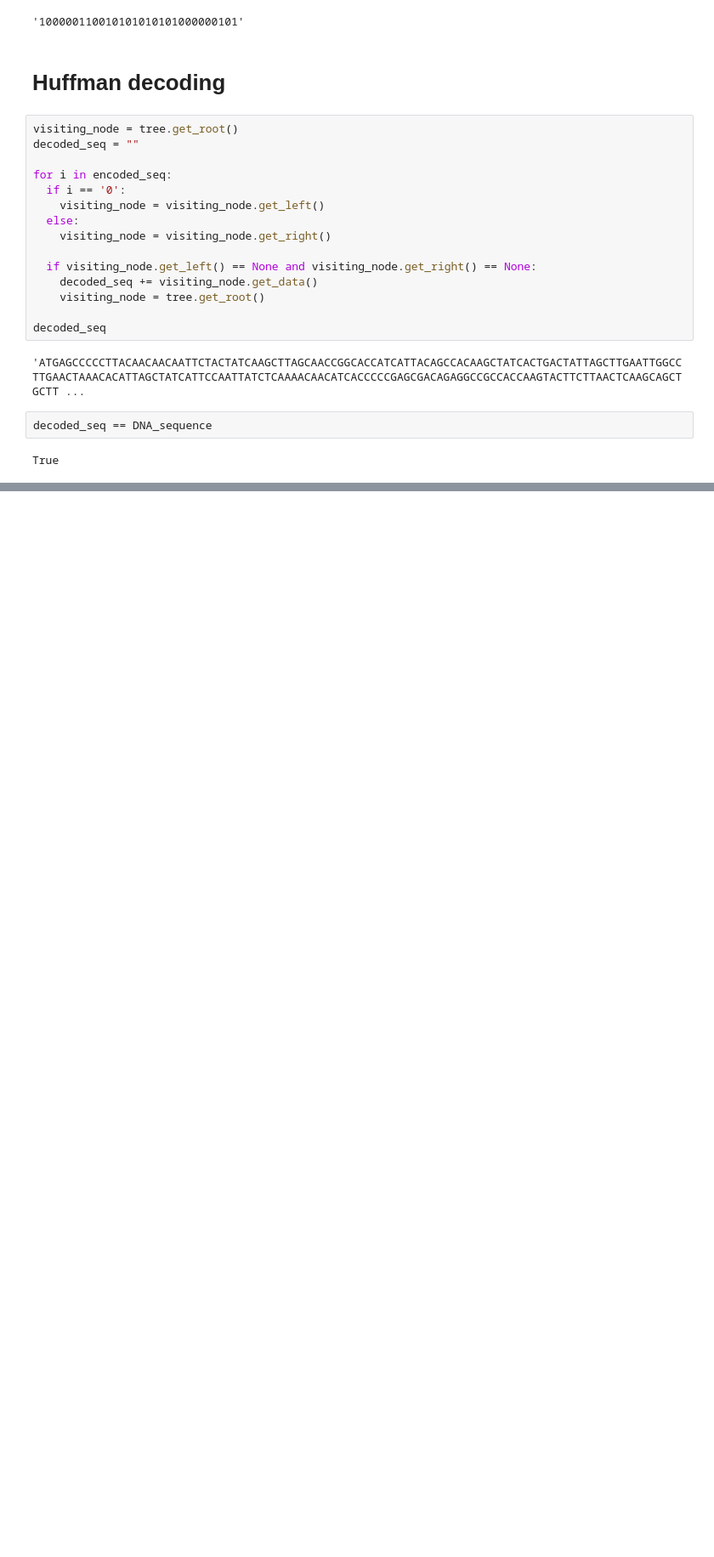
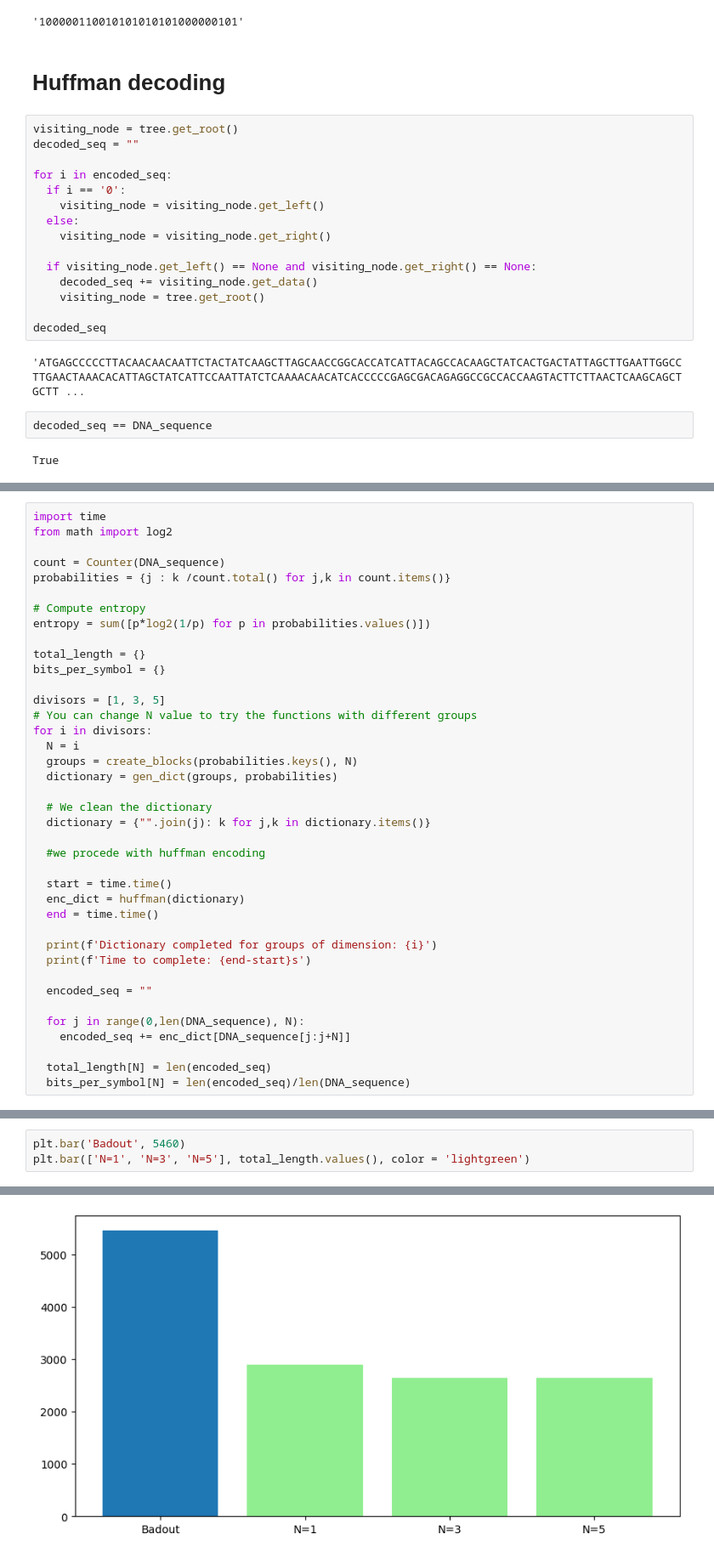
Before and after one commit to MattiaFiore/Source-Coding-Project, a Jupyter notebook: Huffman.ipynb, the cells around one changed output, grey strips where cells are left out. Shown at 85% size. Cells and saved outputs as stored; diff of their text form; blank space fills up the shorter version.

```diff
--- a/Huffman.ipynb
+++ b/Huffman.ipynb
@@ -544,0 +758,39 @@ True
+# %%
+import time
+from math import log2
+
+count = Counter(DNA_sequence)
+probabilities = {j : k /count.total() for j,k in count.items()}
+
+# Compute entropy
+entropy = sum([p*log2(1/p) for p in probabilities.values()])
+
+total_length = {}
+bits_per_symbol = {}
+
+divisors = [1, 3, 5]
+# You can change N value to try the functions with different groups
+for i in divisors:
+  N = i
+  groups = create_blocks(probabilities.keys(), N)
+  dictionary = gen_dict(groups, probabilities)
+
+  # We clean the dictionary
+  dictionary = {"".join(j): k for j,k in dictionary.items()}
+
+  #we procede with huffman encoding
+
+  start = time.time()
+  enc_dict = huffman(dictionary)
+  end = time.time()
+
+  print(f'Dictionary completed for groups of dimension: {i}')
+  print(f'Time to complete: {end-start}s')
+
+  encoded_seq = ""
+
+  for j in range(0,len(DNA_sequence), N):
+    encoded_seq += enc_dict[DNA_sequence[j:j+N]]
+
+  total_length[N] = len(encoded_seq)
+  bits_per_symbol[N] = len(encoded_seq)/len(DNA_sequence)
@@ -544,0 +804,4 @@ True
+# %%
+plt.bar('Badout', 5460)
+plt.bar(['N=1', 'N=3', 'N=5'], total_length.values(), color = 'lightgreen')
+# %% [output]
@@ -544,0 +809 @@ True
+[figure, added]
```
Also changed, not shown: parts of 36 cells of this notebook.
